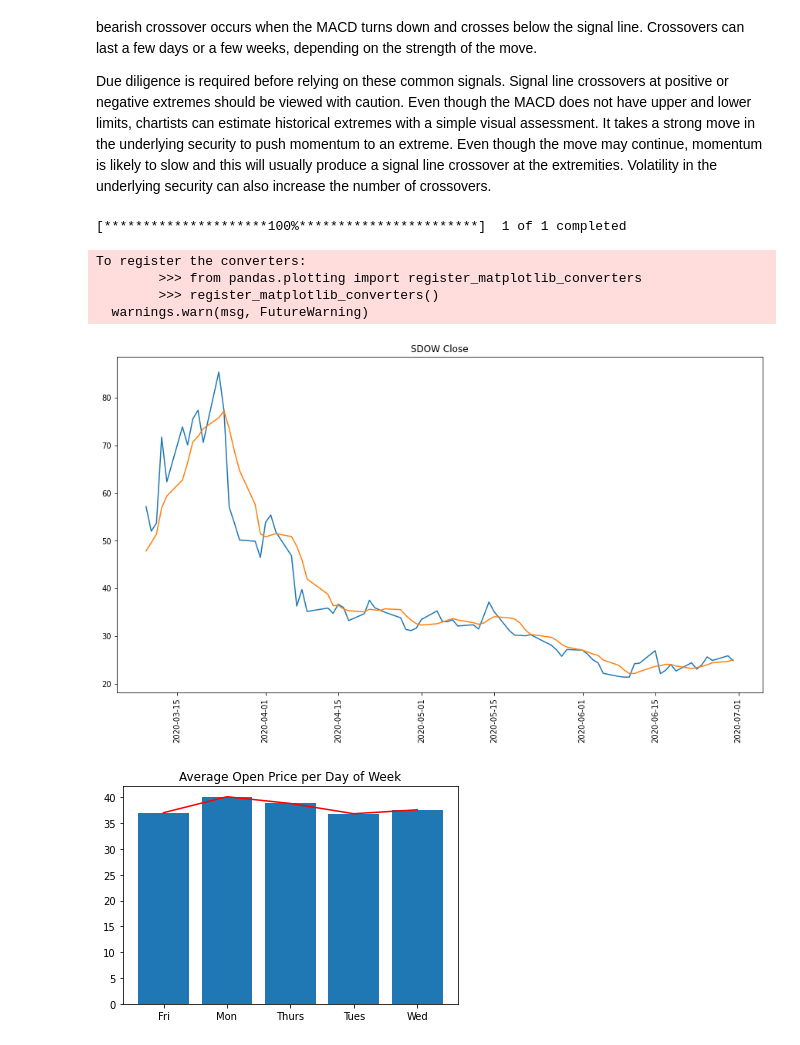
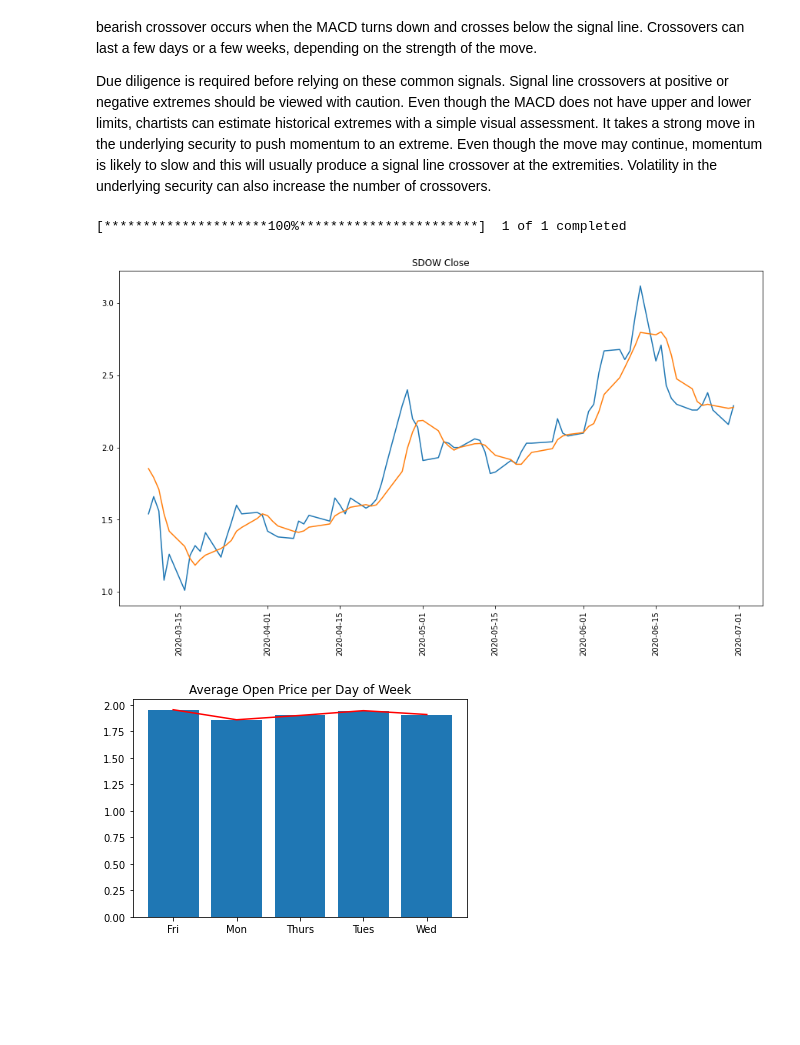
Before and after one commit to Mtaylert/Stock_Evaluation, a Jupyter notebook: StockEvaluations.ipynb, the cells around one changed output. Cells and saved outputs as stored; diff of their text form; code cells hidden in the pictures; blank space fills up the shorter version.

```diff
--- a/StockEvaluations.ipynb
+++ b/StockEvaluations.ipynb
@@ -94,40 +94,36 @@ def generate_stock_data(start_date,end_date,ticker):
     data['Prev_Week_Compare_Close'] = data['Close']-data['Close_Shift_5']
     data['Prev_Week_Growth_Close'] = (data['Close']-data['Close_Shift_5'])/data['Close_Shift_5']
 
 
     #prev_day_hi_or_low open
     data['Prev_Week_Compare_Open'] = data['Open']-data['Open_Shift_5']
     data['Prev_Week_Growth_Open'] = (data['Open']-data['Open_Shift_5'])/data['Open_Shift_5']
 
 
 
 
     data=data.iloc[5:]
     data
 
 
     return data
 
 
 
-
-SDOW = generate_stock_data('2020-03-01',now,'SDOW')
+ticker='FCEL'
+SDOW = generate_stock_data('2020-03-01',now,ticker)
 
 plt.figure(figsize=(15,8))
 plt.title('SDOW Close')
 
 plt.plot(SDOW['Date'],SDOW['Open'])
 plt.plot(SDOW['Date'],SDOW['5Day_Moving_Average_Open'])
 
 plt.xticks(rotation=90)
 plt.show()
 # %% [output]
 [*********************100%***********************]  1 of 1 completed
-To register the converters:
-        >>> from pandas.plotting import register_matplotlib_converters
-        >>> register_matplotlib_converters()
-  warnings.warn(msg, FutureWarning)
-[figure, old version]
+[figure, new version]
 # %%
 DOW_DF = SDOW.groupby('DOW_Mapped')['Open'].mean().reset_index()
 plt.title("Average Open Price per Day of Week")
@@ -135,7 +131,7 @@ plt.bar(DOW_DF['DOW_Mapped'],DOW_DF['Open'])
 plt.plot(DOW_DF['DOW_Mapped'],DOW_DF['Open'],'r-')
 plt.show()
 # %% [output]
-[figure, old version]
+[figure, new version]
 # %%
 plt.figure(figsize=(15,10))
 plt.plot(SDOW['Date'],SDOW['12Day_Moving_Average_Close'],label='Short MA')
```
Also changed, not shown: parts of 2 cells of this notebook.
